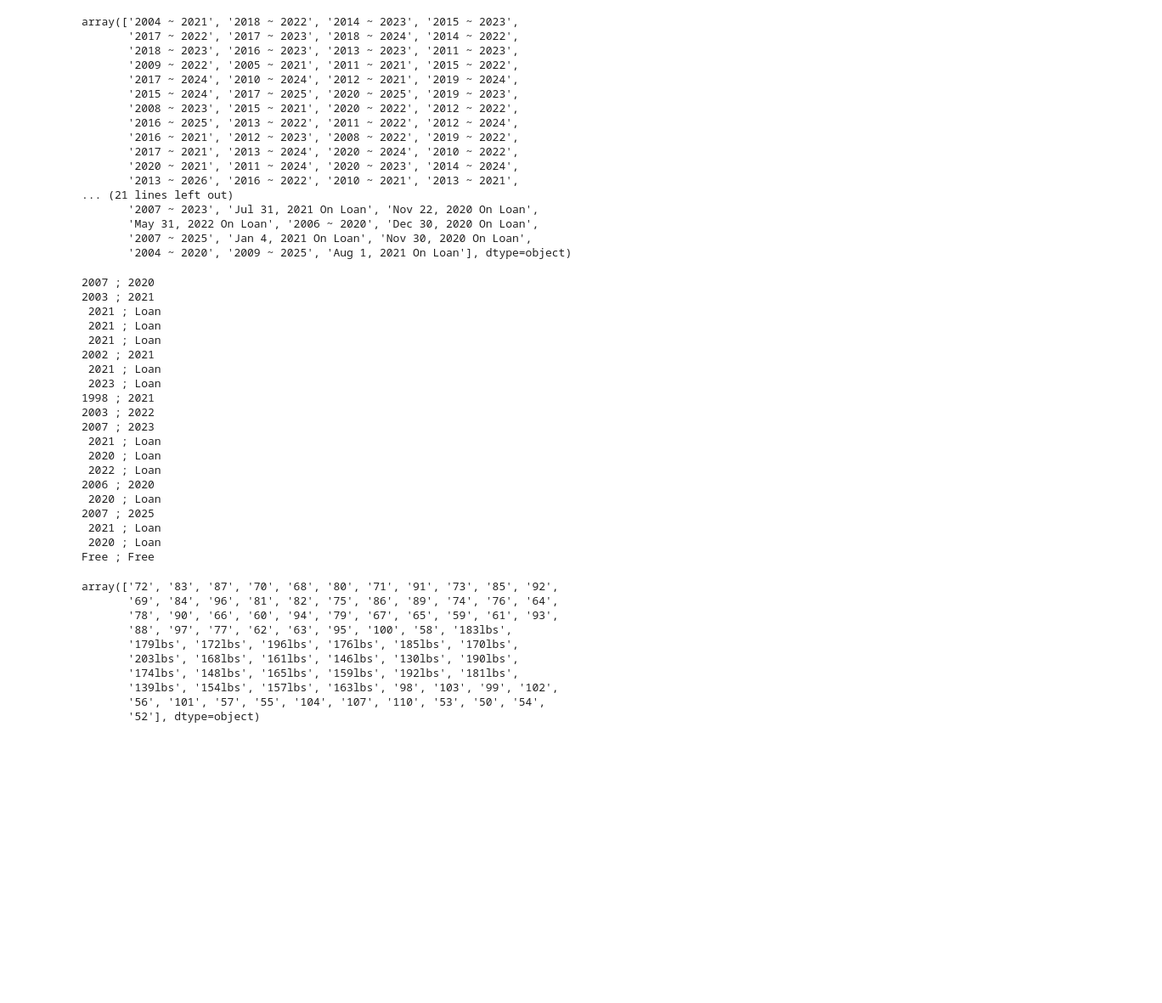
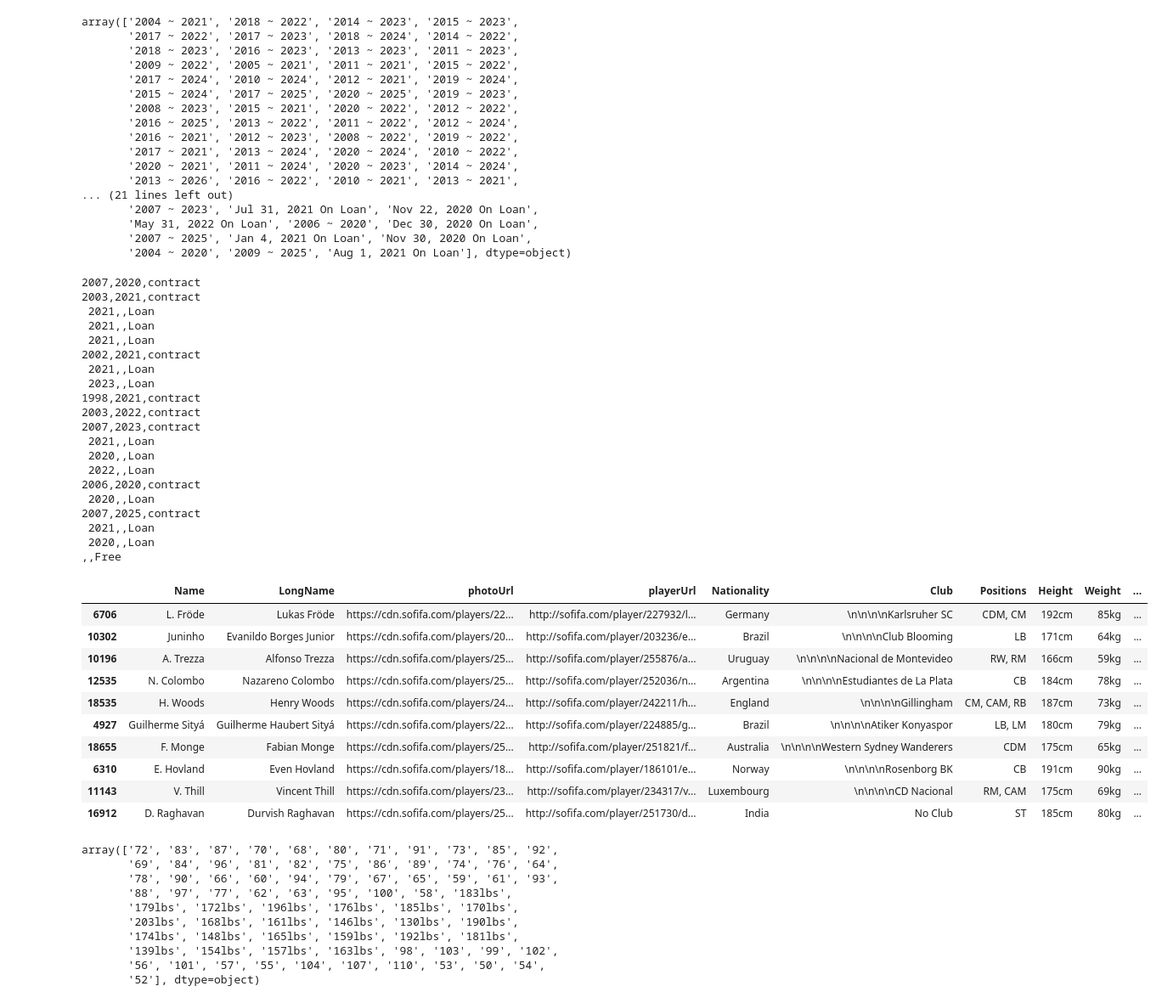
Before and after one commit to samillano-jk/Data_analysis_Projects_scripsts_notebooks, a Jupyter notebook: fifa-data-cleaning.ipynb, the cells around one changed output. Shown at 85% size. Saved outputs shown, nothing was run; the diff lists cells and outputs as text; code cells hidden in the pictures; blank space fills up the shorter version.

```diff
--- a/fifa-data-cleaning.ipynb
+++ b/fifa-data-cleaning.ipynb
@@ -140,14 +140,18 @@ array(['2004 ~ 2021', '2018 ~ 2022', '2014 ~ 2023', '2015 ~ 2023',
        '2004 ~ 2020', '2009 ~ 2025', 'Aug 1, 2021 On Loan'], dtype=object)
 # %%
 def contract_split(value):
+    start, end, c_type = "","",""
     if "~" in value:
-        return value.replace("~", ";")
+        start, end = value.split(" ~ ")
+        c_type = "contract"
+        return start + "," + end + "," + c_type
     elif "On" in value:
-        index = value.find(",")
-        new = value[index+1:]
-        return new.replace("On", ";")
+        new = value[value.find(",")+1:]
+        start, c_type = new.split(" On ")
+        return start + "," + end + "," + c_type
     else:
-        return value+" ; "+value
+        c_type = value
+        return start + "," + end + "," + c_type
 
 
 
@@ -160,25 +164,26 @@ samples = ['2007 ~ 2020',
        '2007 ~ 2025', 'Jan 4, 2021 On Loan', 'Nov 30, 2020 On Loan', 'Free']
 
 for i in samples:
-    print(contract_split(i))
+    contract = contract_split(i)
+    print(contract)
 # %% [output]
-2007 ; 2020
-2003 ; 2021
- 2021 ; Loan
- 2021 ; Loan
- 2021 ; Loan
-2002 ; 2021
- 2021 ; Loan
- 2023 ; Loan
-1998 ; 2021
-2003 ; 2022
-2007 ; 2023
- 2021 ; Loan
- 2020 ; Loan
- 2022 ; Loan
-2006 ; 2020
- 2020 ; Loan
-2007 ; 2025
- 2021 ; Loan
- 2020 ; Loan
-Free ; Free
+2007,2020,contract
+2003,2021,contract
+ 2021,,Loan
+ 2021,,Loan
+ 2021,,Loan
+2002,2021,contract
+ 2021,,Loan
+ 2023,,Loan
+1998,2021,contract
+2003,2022,contract
+2007,2023,contract
+ 2021,,Loan
+ 2020,,Loan
+ 2022,,Loan
+2006,2020,contract
+ 2020,,Loan
+2007,2025,contract
+ 2021,,Loan
+ 2020,,Loan
+,,Free
@@ -190,3 +200,17 @@ Free ; Free
+# %%
+fifa_obj.sample(10)
+# %% [output]
+|  | Name | LongName | photoUrl | playerUrl | Nationality | Club | Positions | Height | Weight | ... |
+| 6706 | L. Fröde | Lukas Fröde | https://cdn.sofifa.com/players/22... | http://sofifa.com/player/227932/l... | Germany | \n\n\n\nKarlsruher SC | CDM, CM | 192cm | 85kg | ... |
+| 10302 | Juninho | Evanildo Borges Junior | https://cdn.sofifa.com/players/20... | http://sofifa.com/player/203236/e... | Brazil | \n\n\n\nClub Blooming | LB | 171cm | 64kg | ... |
+| 10196 | A. Trezza | Alfonso Trezza | https://cdn.sofifa.com/players/25... | http://sofifa.com/player/255876/a... | Uruguay | \n\n\n\nNacional de Montevideo | RW, RM | 166cm | 59kg | ... |
+| 12535 | N. Colombo | Nazareno Colombo | https://cdn.sofifa.com/players/25... | http://sofifa.com/player/252036/n... | Argentina | \n\n\n\nEstudiantes de La Plata | CB | 184cm | 78kg | ... |
+| 18535 | H. Woods | Henry Woods | https://cdn.sofifa.com/players/24... | http://sofifa.com/player/242211/h... | England | \n\n\n\nGillingham | CM, CAM, RB | 187cm | 73kg | ... |
+| 4927 | Guilherme Sityá | Guilherme Haubert Sityá | https://cdn.sofifa.com/players/22... | http://sofifa.com/player/224885/g... | Brazil | \n\n\n\nAtiker Konyaspor | LB, LM | 180cm | 79kg | ... |
+| 18655 | F. Monge | Fabian Monge | https://cdn.sofifa.com/players/25... | http://sofifa.com/player/251821/f... | Australia | \n\n\n\nWestern Sydney Wanderers | CDM | 175cm | 65kg | ... |
+| 6310 | E. Hovland | Even Hovland | https://cdn.sofifa.com/players/18... | http://sofifa.com/player/186101/e... | Norway | \n\n\n\nRosenborg BK | CB | 191cm | 90kg | ... |
+| 11143 | V. Thill | Vincent Thill | https://cdn.sofifa.com/players/23... | http://sofifa.com/player/234317/v... | Luxembourg | \n\n\n\nCD Nacional | RM, CAM | 175cm | 69kg | ... |
+| 16912 | D. Raghavan | Durvish Raghavan | https://cdn.sofifa.com/players/25... | http://sofifa.com/player/251730/d... | India | No Club | ST | 185cm | 80kg | ... |
 # %%
 # Remove trailing and leading whitespaces
 fifa_obj["Club"] = fifa_obj["Club"].str.strip()
```
Also changed, not shown: parts of 9 cells of this notebook.
